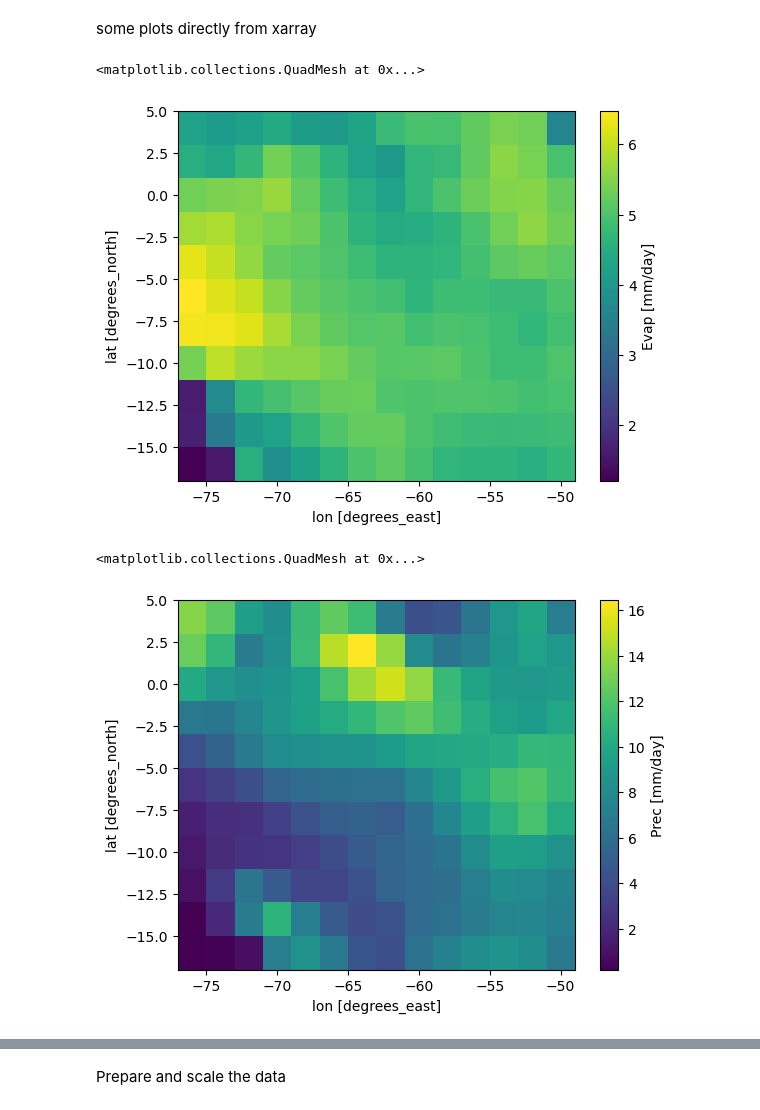
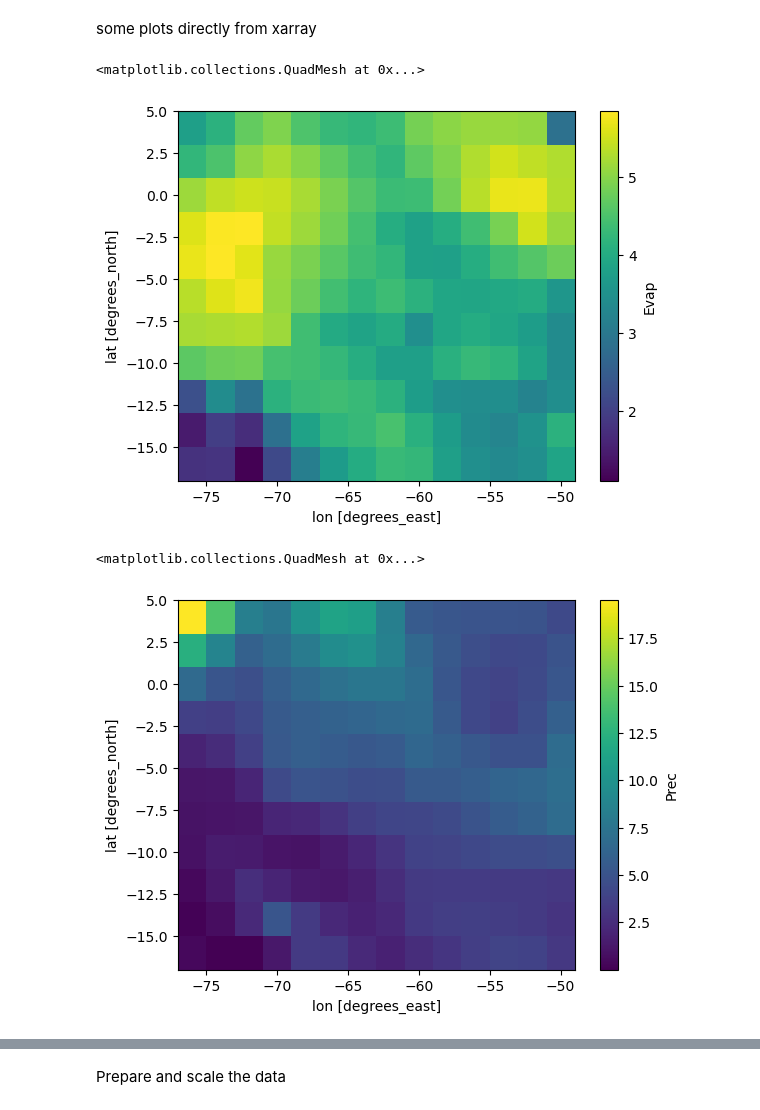
Before and after one commit to Assimila/f4r-bulk-recycling-model, a Jupyter notebook: plot_dao_data.ipynb, the cells around one changed output, grey strips where cells are left out. Saved outputs shown, nothing was run; the diff lists cells and outputs as text; code cells hidden in the pictures.

```diff
--- a/plot_dao_data.ipynb
+++ b/plot_dao_data.ipynb
@@ -6,3 +8,8 @@ import xarray as xr
 # %%
 #ds = xr.open_dataset("dao.80_93.nc")
 ds = xr.open_dataset("/Users/ellendyer/Library/Mobile Documents/com~apple~CloudDocs/1SHARED_WORK/Work/3_ESA_GRANT/MODEL/data/dao.80_93.nc")
+start = '1980-01-01'
+end = '1993-09-30'
+tspd = pd.date_range(start, end, freq='MS')
+print(tspd)
+ds['time'] = tspd
@@ -34,4 +50,15 @@ ds = ds.transpose("lon", "lat", ...)
 # %%
 # grab the first time step
 # should be Jan 1980
-ds = ds.isel(time=0, drop=True)
+#ds = ds.isel(time=[6,7,8], drop=True)
+
+ds = ds.isel(time=slice(24,72), drop=True)
+print(ds)
+
+def is_jja(month):
+    return (month >= 6) & (month <= 8)
+def is_son(month):
+    return (month >= 9) & (month <= 11)
+
+ds = ds.sel(time=is_jja(ds['time.month']),drop=True)
+print(ds)
@@ -62,15 +107,15 @@ Fy = bulk_recycling_model.numerical_integration.integrate_no_extrapolation(integ
 # %% [markdown]
 some plots directly from xarray
 # %%
-ds["Evap"].plot.pcolormesh(x="lon", y="lat")
+ds["Evap"].mean('time').plot.pcolormesh(x="lon", y="lat")
 # %% [output]
 <matplotlib.collections.QuadMesh at 0x...>
-[figure, old version]
+[figure, new version]
 # %%
-ds["Prec"].plot.pcolormesh(x="lon", y="lat")
+ds["Prec"].mean('time').plot.pcolormesh(x="lon", y="lat")
 # %% [output]
 <matplotlib.collections.QuadMesh at 0x...>
-[figure, old version]
+[figure, new version]
 # %%
 xr.Dataset(
     {
```
Also changed, not shown: parts of 15 cells of this notebook, 2 other files.
